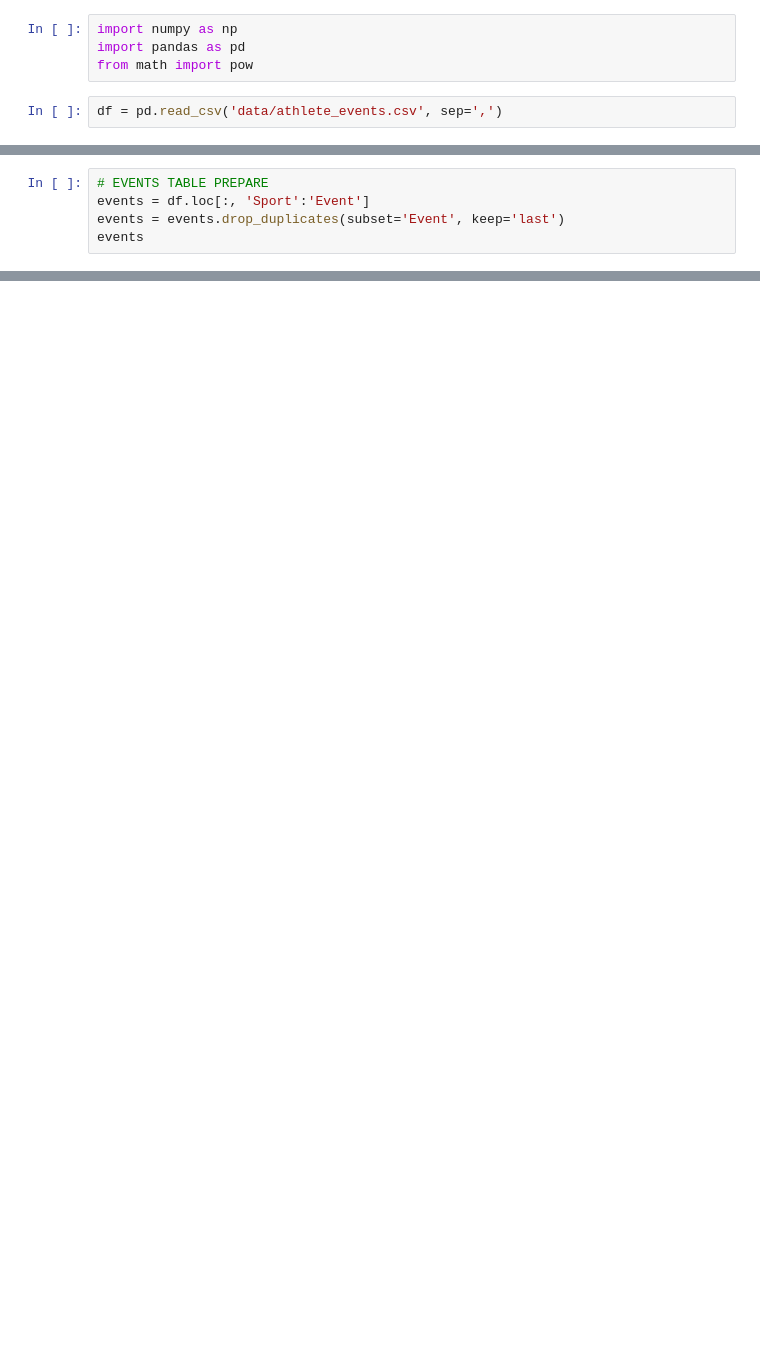
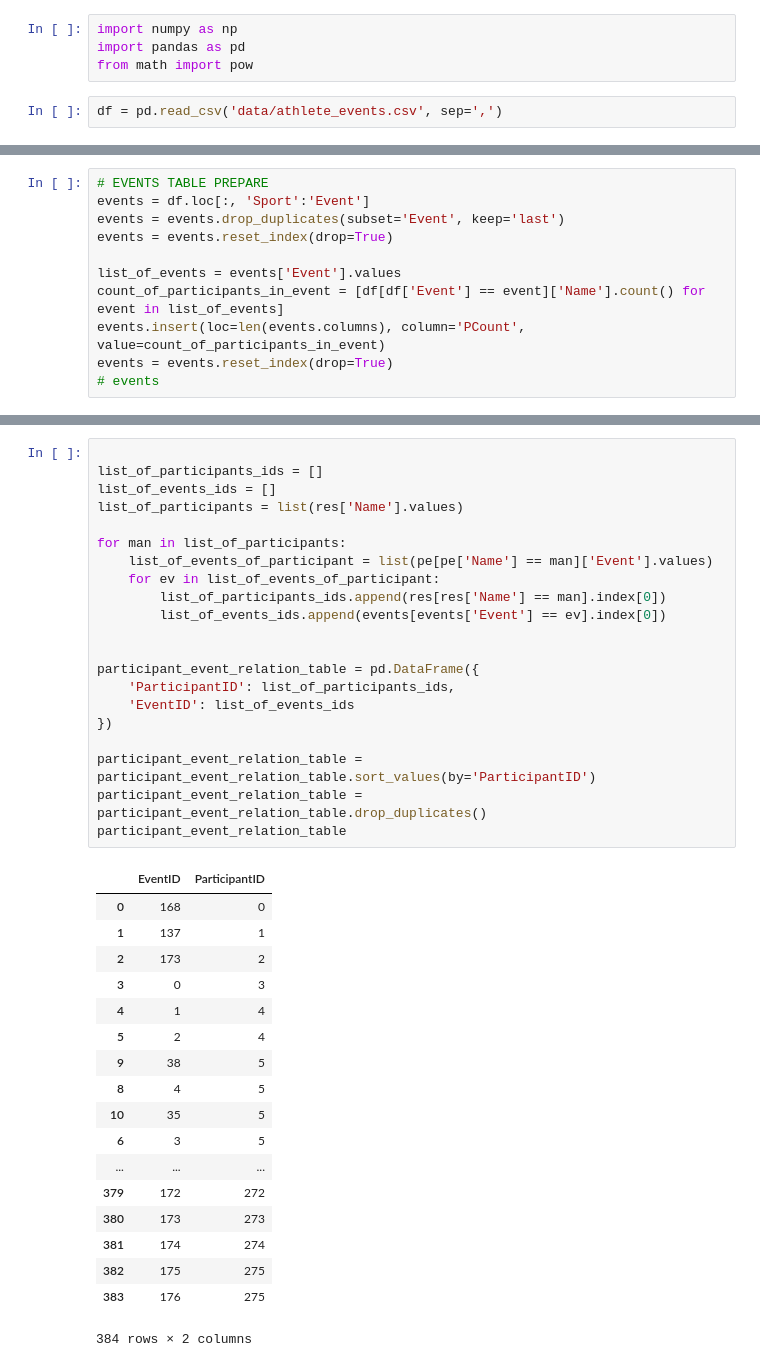
Before and after one commit to Ermako27/data_base, a Jupyter notebook: lab1/try_pandas.ipynb, the cells around one changed output, grey strips where cells are left out. Saved outputs shown, nothing was run; the diff lists cells and outputs as text; blank space fills up the shorter version.

```diff
--- a/lab1/try_pandas.ipynb
+++ b/lab1/try_pandas.ipynb
@@ -95,4 +53,10 @@ res_games
 # EVENTS TABLE PREPARE
 events = df.loc[:, 'Sport':'Event']
 events = events.drop_duplicates(subset='Event', keep='last')
-events
+events = events.reset_index(drop=True)
+
+list_of_events = events['Event'].values
+count_of_participants_in_event = [df[df['Event'] == event]['Name'].count() for event in list_of_events]
+events.insert(loc=len(events.columns), column='PCount', value=count_of_participants_in_event)
+events = events.reset_index(drop=True)
+# events
@@ -141,0 +94,40 @@ events
+# %%
+
+list_of_participants_ids = []
+list_of_events_ids = []
+list_of_participants = list(res['Name'].values)
+
+for man in list_of_participants:
+    list_of_events_of_participant = list(pe[pe['Name'] == man]['Event'].values)
+    for ev in list_of_events_of_participant:
+        list_of_participants_ids.append(res[res['Name'] == man].index[0])
+        list_of_events_ids.append(events[events['Event'] == ev].index[0])
+
+
+participant_event_relation_table = pd.DataFrame({
+    'ParticipantID': list_of_participants_ids,
+    'EventID': list_of_events_ids
+})
+
+participant_event_relation_table = participant_event_relation_table.sort_values(by='ParticipantID')
+participant_event_relation_table = participant_event_relation_table.drop_duplicates()
+participant_event_relation_table
+# %% [output]
+|  | EventID | ParticipantID |
+| 0 | 168 | 0 |
+| 1 | 137 | 1 |
+| 2 | 173 | 2 |
+| 3 | 0 | 3 |
+| 4 | 1 | 4 |
+| 5 | 2 | 4 |
+| 9 | 38 | 5 |
+| 8 | 4 | 5 |
+| 10 | 35 | 5 |
+| 6 | 3 | 5 |
+| ... | ... | ... |
+| 379 | 172 | 272 |
+| 380 | 173 | 273 |
+| 381 | 174 | 274 |
+| 382 | 175 | 275 |
+| 383 | 176 | 275 |
+384 rows × 2 columns
```
Also changed, not shown: parts of 15 cells of this notebook, 1 other file.
